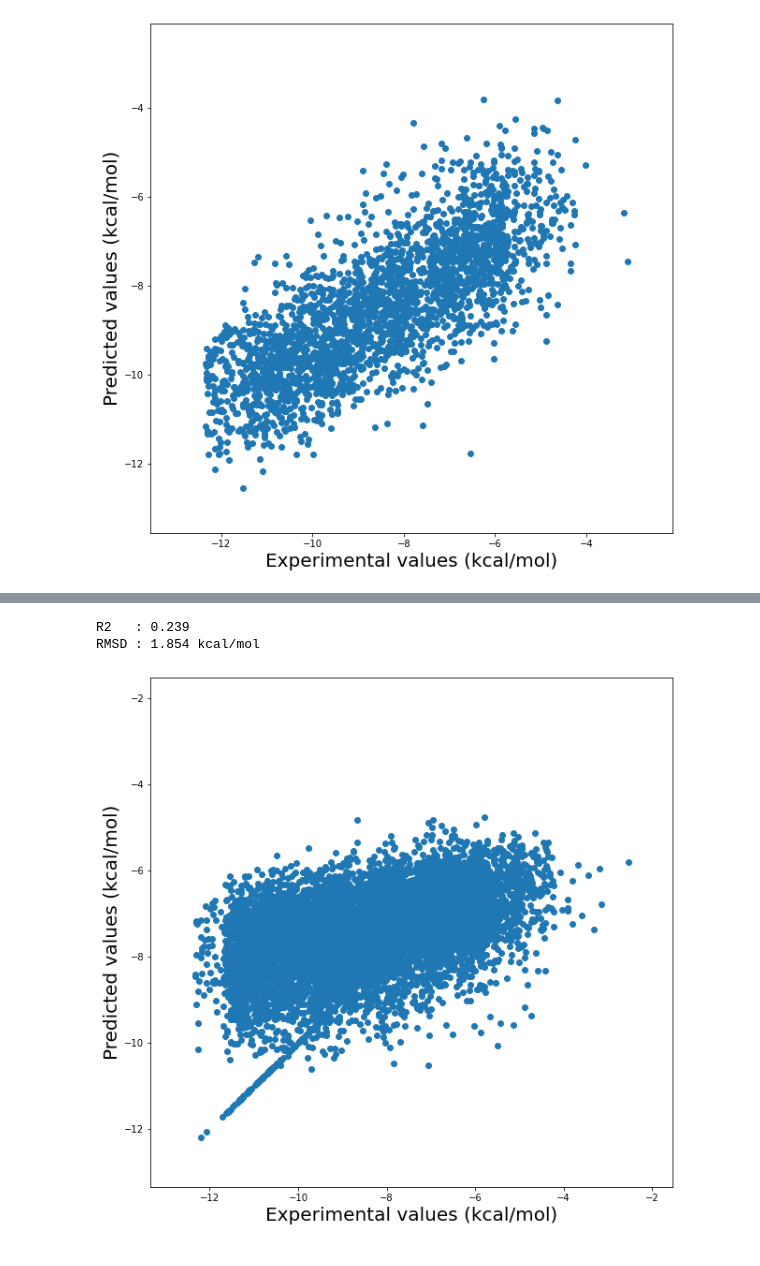
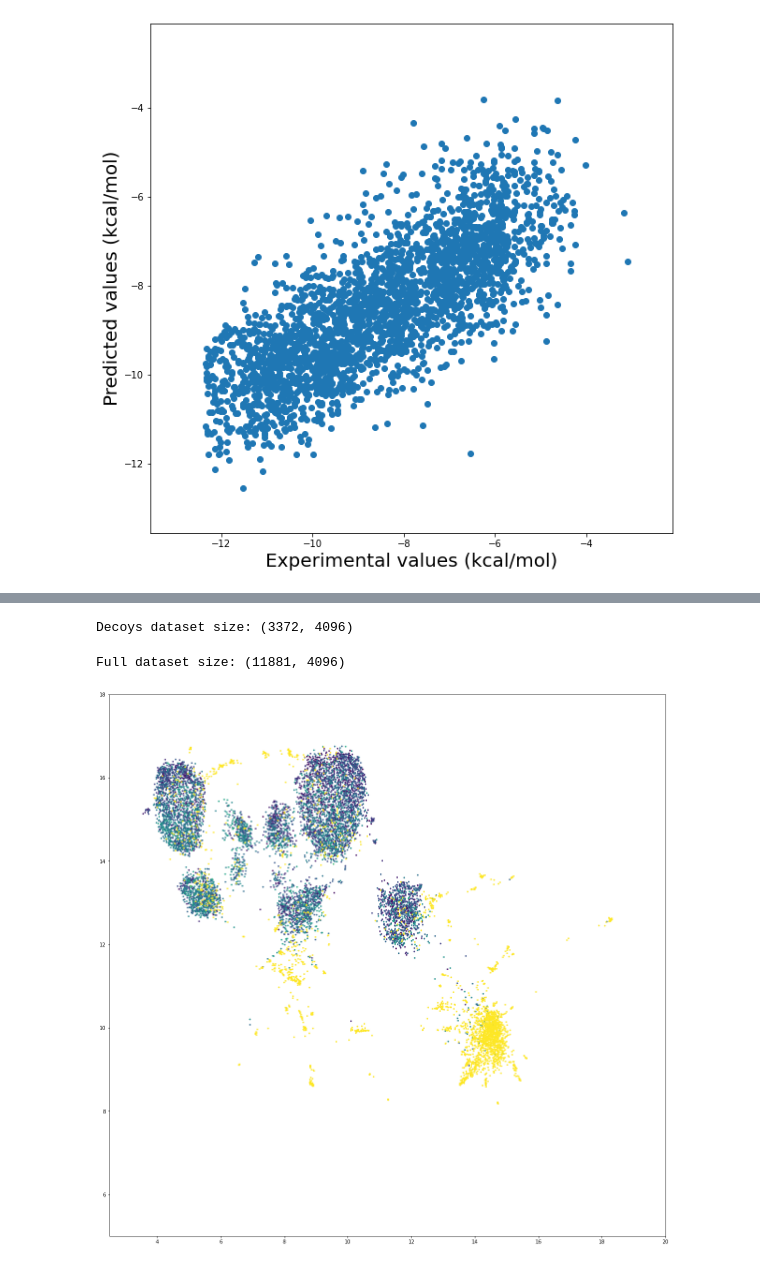
Before and after one commit to jeeberhardt/mobius, a Jupyter notebook: data/mhc/Untitled3.ipynb, the cells around one changed output, grey strips where cells are left out. Cells and saved outputs as stored; diff of their text form; code cells hidden in the pictures.

Commit message:
Cleaned code, added decoys to pool

```diff
--- a/data/mhc/Untitled3.ipynb
+++ b/data/mhc/Untitled3.ipynb
@@ -248,4 +277,6 @@ def probability_of_improvement(model, Y_train, Xsamples, greater_is_better=False
 # %%
 # Compute the MAP4 fingerprint for all the peptides
-X_fps = map4_fingerprint(mhci['sequence'].values)
-y = torch.from_numpy(mhci['energy'].values).float()
+X_fps_exp = map4_fingerprint(mhci['sequence'].values)
+y_exp = torch.from_numpy(mhci['energy'].values).float()
+
+print('Exp dataset size: (%d, %d)' % (X_fps_exp.shape[0], X_fps_exp.shape[1]))
@@ -378,13 +285,15 @@ N pep under -9 kcal/mol: 235 (81.597)
-# %%
-# Predict energy for test set
-observed_pred = predict(model, model.likelihood, cX_pool_fps)
-
-print('R2   : %.3f' % pearsonr(cy_pool, observed_pred.mean.numpy())[0]**2)
-print('RMSD : %.3f kcal/mol' % rmsd(cy_pool, observed_pred.mean.numpy()))
-
-# Plot results
-plot(cy_pool.numpy(), observed_pred.mean.numpy(), fig_filename=None)
-# %% [output]
-R2   : 0.239
-RMSD : 1.854 kcal/mol
-[figure, removed]
+# %%
+# Compute the MAP4 fingerprint for all the DECOY peptides
+X_fps_decoys = map4_fingerprint(mhci_decoys['sequence'].values)
+y_decoys = torch.from_numpy(mhci_decoys['energy'].values).float()
+
+print('Decoys dataset size: (%d, %d)' % (X_fps_decoys.shape[0], X_fps_decoys.shape[1]))
+# %% [output]
+Decoys dataset size: (3372, 4096)
+# %%
+X_fps = torch.cat([X_fps_exp, X_fps_decoys])
+y = torch.cat([y_exp, y_decoys])
+
+print('Full dataset size: (%d, %d)' % (X_fps.shape[0], X_fps.shape[1]))
+# %% [output]
+Full dataset size: (11881, 4096)
@@ -390,0 +305,10 @@ RMSD : 1.854 kcal/mol
+# %%
+u = np.genfromtxt('umap_embedding_exp_decoys.csv', delimiter=',')
+
+fig, ax = plt.subplots(figsize=(20, 20))
+ax.scatter(u[:,0], u[:,1], s=5, c=y.numpy(), vmin=-12, vmax=0)
+ax.set_xlim([2.5, 20])
+ax.set_ylim([5, 18])
+plt.show()
+# %% [output]
+[figure, added]
```
Also changed, not shown: parts of 26 cells of this notebook, 4 other files.
